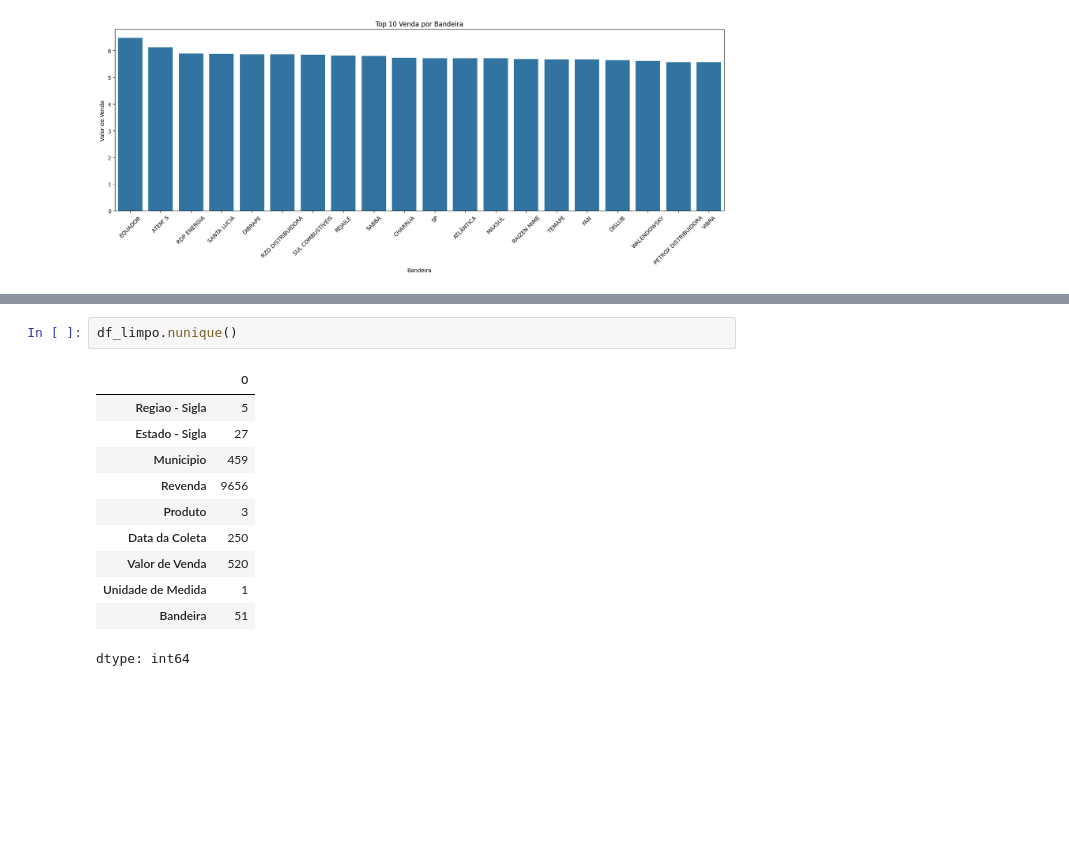
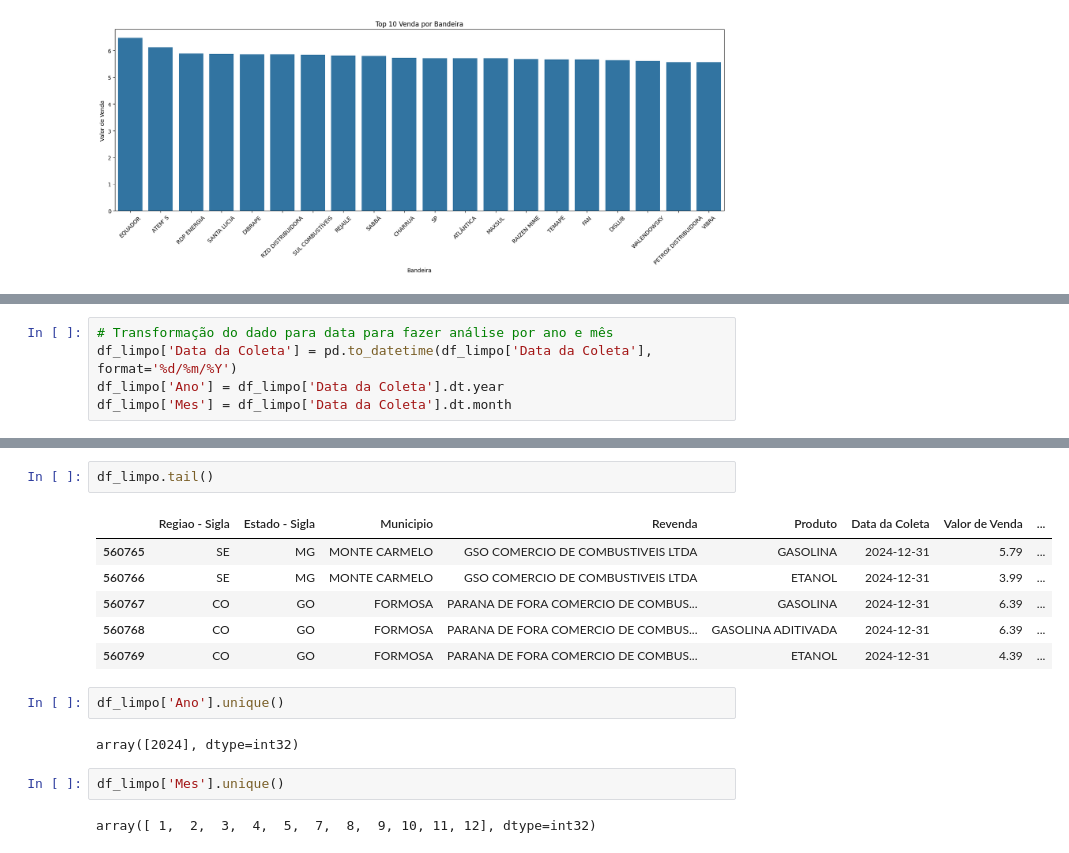
Before and after one commit to SandraRojasZ/DataScience, a Jupyter notebook: ProjetoAED.ipynb, the cells around one changed output, grey strips where cells are left out. Drawn from its saved outputs; the diff is of its cells as text; blank space fills up the shorter version.

Commit message:
Transformação da data e adição de colunas Ano e Mes

```diff
--- a/ProjetoAED.ipynb
+++ b/ProjetoAED.ipynb
@@ -514,0 +521,5 @@ plt.show()
+# %%
+# Transformação do dado para data para fazer análise por ano e mês
+df_limpo['Data da Coleta'] = pd.to_datetime(df_limpo['Data da Coleta'], format='%d/%m/%Y')
+df_limpo['Ano'] = df_limpo['Data da Coleta'].dt.year
+df_limpo['Mes'] = df_limpo['Data da Coleta'].dt.month
@@ -515,14 +542,17 @@ plt.show()
 # %%
-df_limpo.nunique()
+df_limpo.tail()
 # %% [output]
-|  | 0 |
-| Regiao - Sigla | 5 |
-| Estado - Sigla | 27 |
-| Municipio | 459 |
-| Revenda | 9656 |
-| Produto | 3 |
-| Data da Coleta | 250 |
-| Valor de Venda | 520 |
-| Unidade de Medida | 1 |
-| Bandeira | 51 |
+|  | Regiao - Sigla | Estado - Sigla | Municipio | Revenda | Produto | Data da Coleta | Valor de Venda | ... |
+| 560765 | SE | MG | MONTE CARMELO | GSO COMERCIO DE COMBUSTIVEIS LTDA | GASOLINA | 2024-12-31 | 5.79 | ... |
+| 560766 | SE | MG | MONTE CARMELO | GSO COMERCIO DE COMBUSTIVEIS LTDA | ETANOL | 2024-12-31 | 3.99 | ... |
+| 560767 | CO | GO | FORMOSA | PARANA DE FORA COMERCIO DE COMBUS... | GASOLINA | 2024-12-31 | 6.39 | ... |
+| 560768 | CO | GO | FORMOSA | PARANA DE FORA COMERCIO DE COMBUS... | GASOLINA ADITIVADA | 2024-12-31 | 6.39 | ... |
+| 560769 | CO | GO | FORMOSA | PARANA DE FORA COMERCIO DE COMBUS... | ETANOL | 2024-12-31 | 4.39 | ... |
-dtype: int64
+# %%
+df_limpo['Ano'].unique()
+# %% [output]
+array([2024], dtype=int32)
+# %%
+df_limpo['Mes'].unique()
+# %% [output]
+array([ 1,  2,  3,  4,  5,  7,  8,  9, 10, 11, 12], dtype=int32)
```
Also changed, not shown: parts of 18 cells of this notebook.
